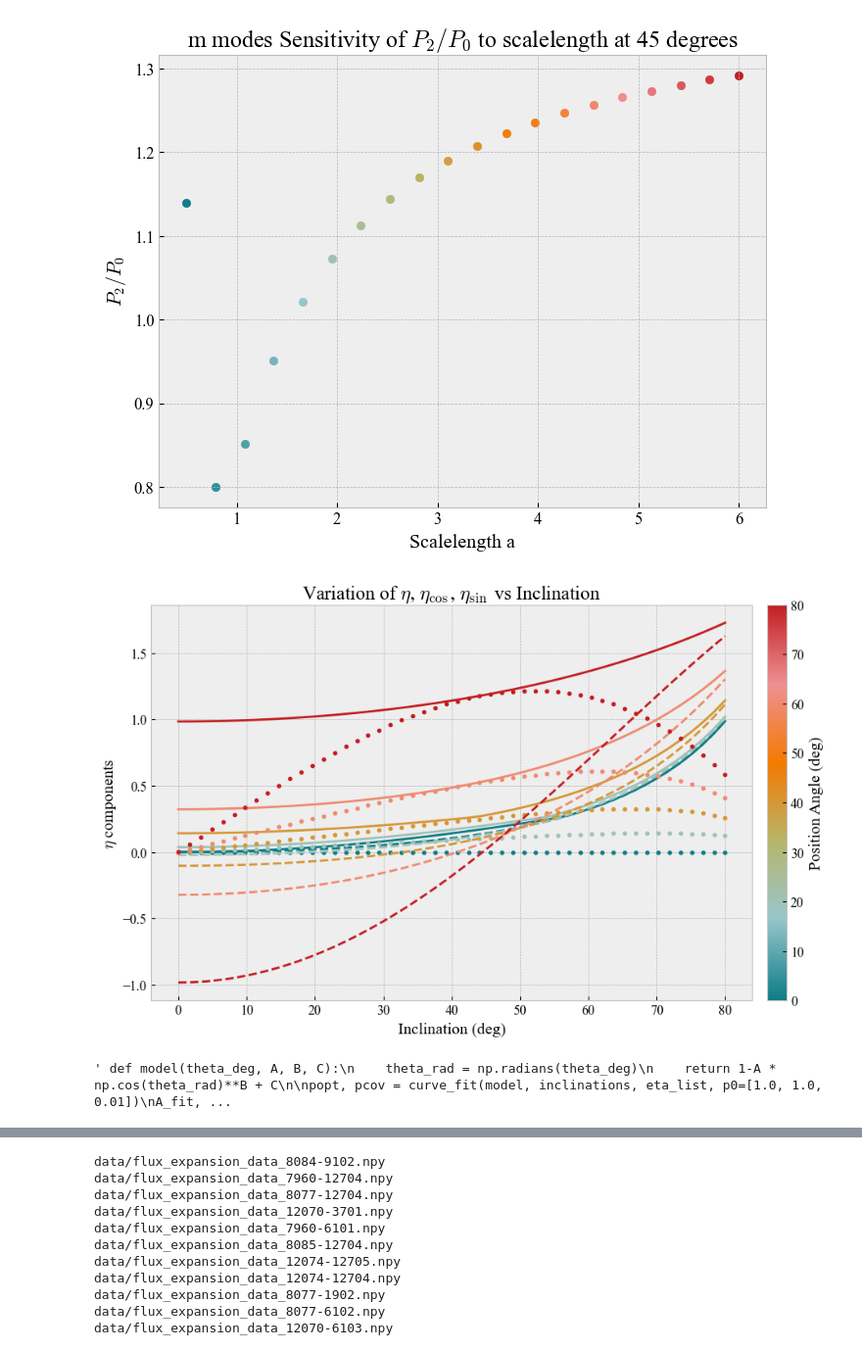
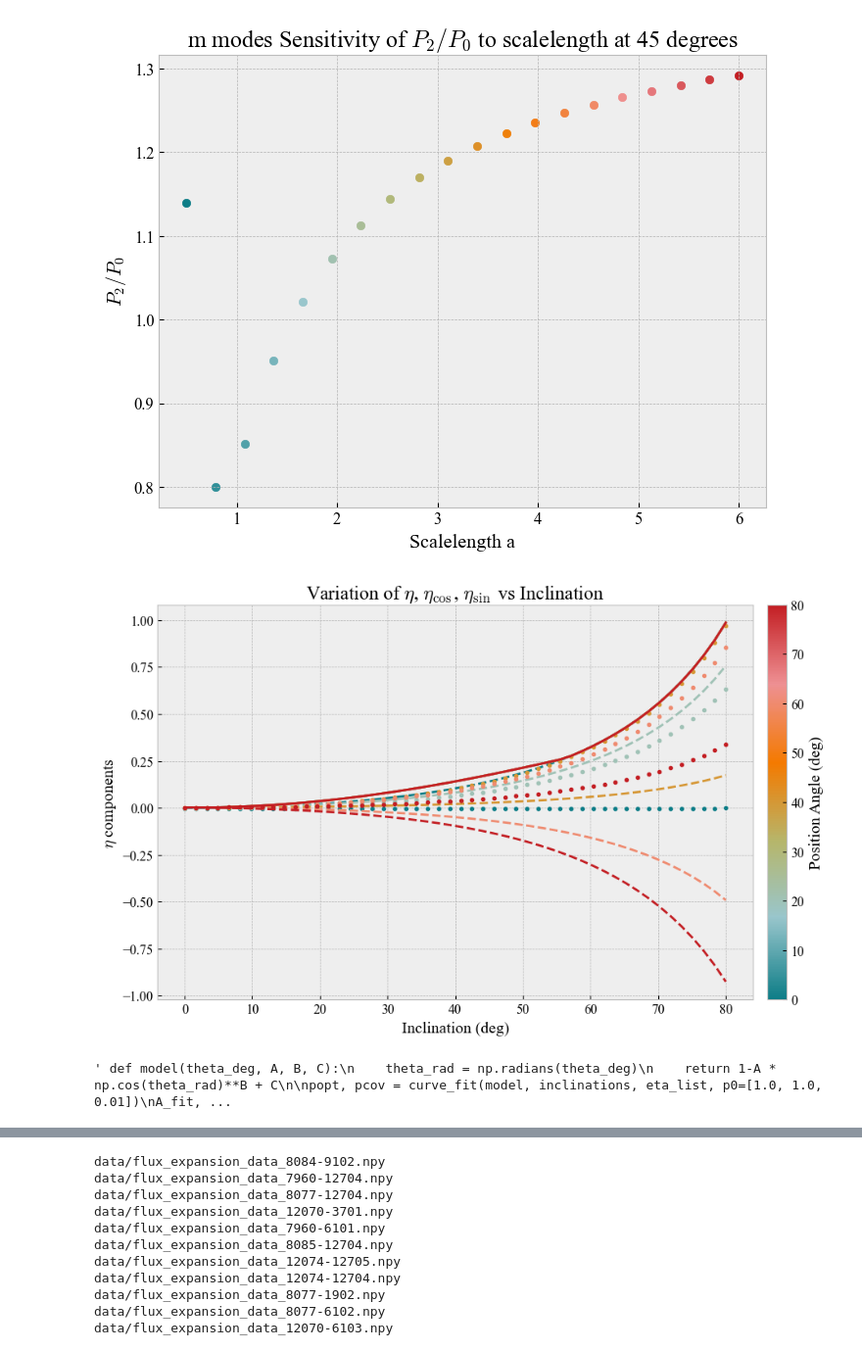
Before and after one commit to michael-petersen/GalaxyIncIinations, a Jupyter notebook: VaryPositionAngle.ipynb, the cells around one changed output, grey strips where cells are left out. Shown at 98% size. Drawn from its saved outputs; the diff is of its cells as text; code cells hidden in the pictures.

```diff
--- a/VaryPositionAngle.ipynb
+++ b/VaryPositionAngle.ipynb
@@ -59,7 +59,7 @@ pa_results = {PA: [] for PA in position_angles}
 for PA in tqdm(position_angles, desc="Position Angles"):
     for inc in inclinations:
         D = DiscGalaxy(N=N, a=a)
-        D.rotate_disc(inc, PA, 0)
+        D.rotate_disc(inc, 0, PA)
         D.generate_image(rmax=rmax, nbins=nbins, noiselevel=noise)
 
         E = D.make_pointexpansion(mmax, nmax, a*1.5)
@@ -115,7 +115,7 @@ for file in npy_files:
         print(f"Skipping file {file} due to insufficient coefficients.")
     else:
         P0 = np.sqrt(coscoefs[0,0,0]**2 + sincoefs[0,0,0]**2)
-        P2 = np.sqrt(coscoefs[0,0,2]**2 + sincoefs[0,0,2]**2)
+        P2 = np.sum(np.sqrt(coscoefs[0,n,2]**2 + sincoefs[0,n,2]**2) for n in (0,1))
         ratio = P2 / P0
 
 
@@ -238,7 +238,7 @@ for PA in tqdm(position_angles, desc="Position Angles"):
 
     for inc in inclinations:
         D = DiscGalaxy(N=N, a=a)
-        D.rotate_disc(inc, PA, 0)
+        D.rotate_disc(inc, 0, PA)
         D.generate_image(rmax=rmax, nbins=nbins, noiselevel=noise)
         E = D.make_pointexpansion(mmax, nmax, a*1.5)
 
@@ -293,34 +293,34 @@ plt.show()
 
 
 """ def model(theta_deg, A, B, C):
     theta_rad = np.radians(theta_deg)
     return 1-A * np.cos(theta_rad)**B + C
 
 popt, pcov = curve_fit(model, inclinations, eta_list, p0=[1.0, 1.0, 0.01])
 A_fit, B_fit, C_fit = popt
 
 # Evaluate the fit
 theta_fit = np.linspace(0, 80, 500)
 Rm_fit = model(theta_fit, *popt)
 
 
 # Compute RMSE
 Rmse_pred = model(inclinations, *popt)
 
 
 
 #plt.plot(inclinations,cos, label=r'$1-\sqrt{\cos(\theta)}$', color='#99c6cc')
 #plt.plot(theta_fit, Rm_fit, '--', label=rf'Fit:1- {A_fit:.2f}$\cos(\theta)$^{B_fit:.2f} + {C_fit:.2f}', color='#ee9093')
 plt.title(r"$\eta$ vs Inclination")
 plt.xlabel("Inclination angle (deg)")
 plt.ylabel(r"$\eta$")
 plt.grid(True)
 plt.legend()
 plt.tight_layout()
 plt.show()
  """
 # %% [output]
-[figure, old version]
+[figure, new version]
 ' def model(theta_deg, A, B, C):\n    theta_rad = np.radians(theta_deg)\n    return 1-A * np.cos(theta_rad)**B + C\n\npopt, pcov = curve_fit(model, inclinations, eta_list, p0=[1.0, 1.0, 0.01])\nA_fit, ...
 # %%
 zeta_list = []
```
Also changed, not shown: parts of 2 cells of this notebook, 1 other file.
